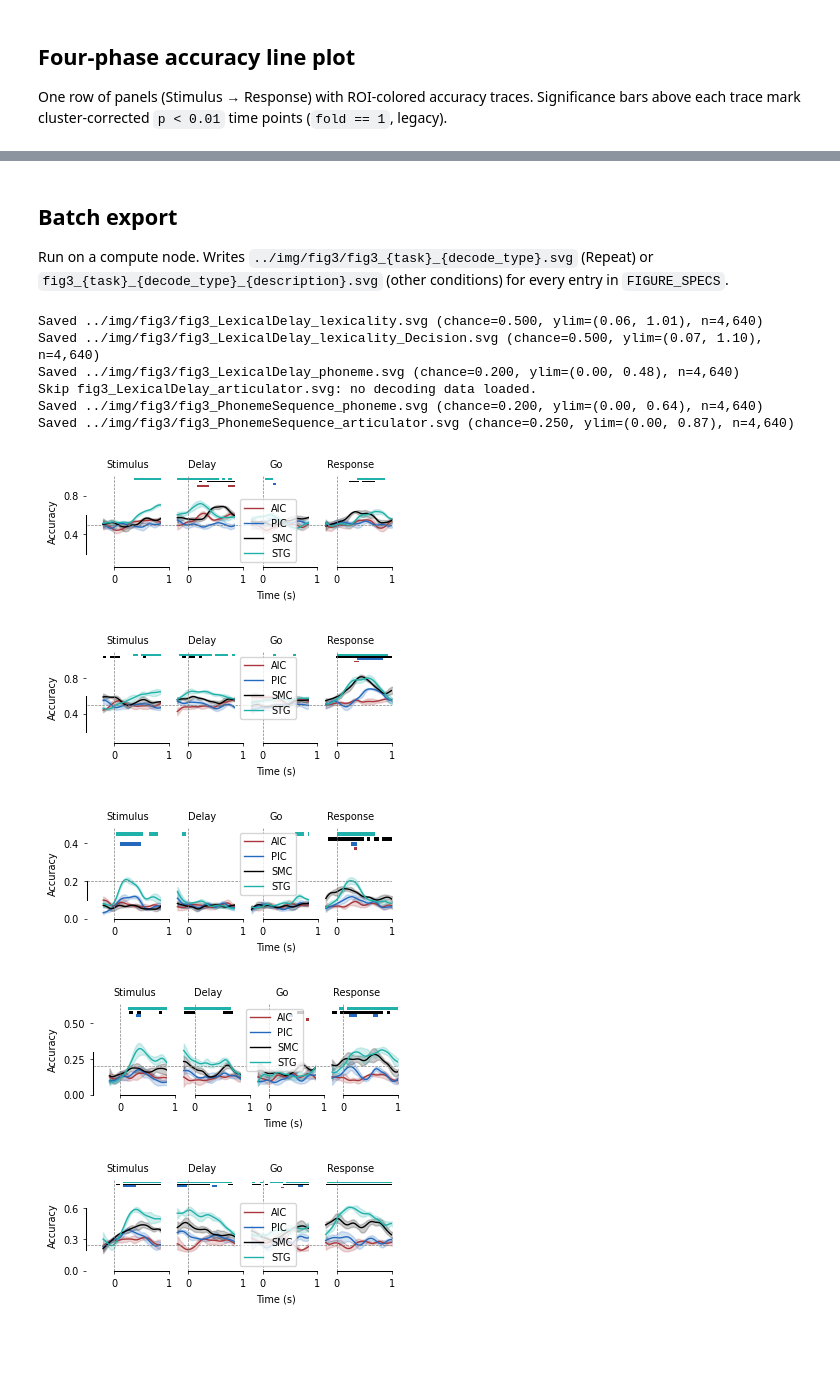
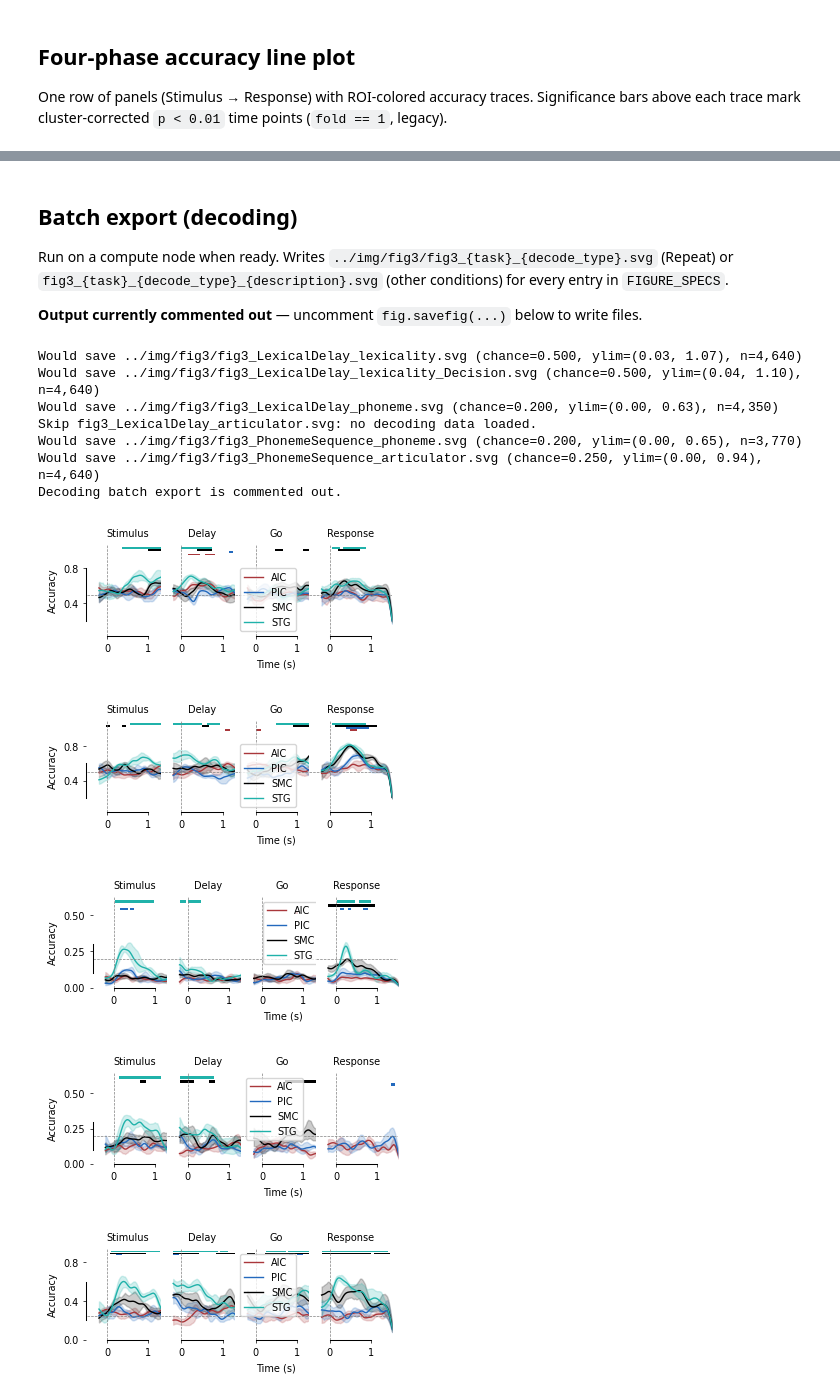
Before and after one commit to shinanlin/insula, a Jupyter notebook: vizpub/fig3.ipynb, the cells around one changed output, grey strips where cells are left out. Drawn from its saved outputs; the diff is of its cells as text; code cells hidden in the pictures; blank space fills up the shorter version.

```diff
--- a/vizpub/fig3.ipynb
+++ b/vizpub/fig3.ipynb
@@ -335,7 +349,7 @@ def plot_phase_accuracy(
     decode_type: str | None = None,
     task: str | None = None,
     roi_colors=None,
-    xlim: tuple[float, float] = (-0.5, 1.0),
+    xlim: tuple[float, float] = (-0.5, 1.5),
     ymax: float | None = None,
     ymin: float | None = None,
     pad: float | None = None,
@@ -484,9 +498,11 @@ Preview ylim expected=(0.065, 1.006) got=(0.065, 1.006) ticks=[0.  0.4 0.8 1.2]
 # %% [markdown]
-## Batch export
+## Batch export (decoding)
 
-Run on a compute node. Writes `../img/fig3/fig3_{task}_{decode_type}.svg` (Repeat) or
-`fig3_{task}_{decode_type}_{description}.svg` (other conditions) for every entry in
-`FIGURE_SPECS`.
+Run on a compute node when ready. Writes `../img/fig3/fig3_{task}_{decode_type}.svg`
+(Repeat) or `fig3_{task}_{decode_type}_{description}.svg` (other conditions) for every
+entry in `FIGURE_SPECS`.
+
+**Output currently commented out** — uncomment `fig.savefig(...)` below to write files.
 # %%
 export_dir.mkdir(parents=True, exist_ok=True)
 
@@ -501,42 +517,48 @@ for spec in FIGURE_SPECS:
         description=spec_description,
         articulator_phoneme_filter=articulator_phoneme_filter,
         smooth_sigma=smooth_sigma,
         results_root=results_root,
     )
     out_path = export_dir / figure_output_name(task, decode_type, spec_description)
 
     if scores.empty:
         print(f'Skip {out_path.name}: no decoding data loaded.')
         continue
 
     chance = chance_level(decode_type, task)
     ymin, ymax = phase_accuracy_data_ylim(
         scores, phases=phases, hue_order=hue_order, hemi=hemi,
     )
     pad, bar_h = phase_accuracy_bar_params(decode_type, task)
     y_top = ymax + pad + len(hue_order) * (bar_h + 0.005) + 0.02
     fig, _ = plot_phase_accuracy(
         scores,
         phases=phases,
         hue_order=hue_order,
         hemi=hemi,
         decode_type=decode_type,
         task=task,
         roi_colors=roi_colors_for(hue_order),
         ymin=ymin,
         ymax=ymax,
     )
-    fig.savefig(out_path, dpi=300, bbox_inches='tight')
-    print(f'Saved {out_path} (chance={chance:.3f}, ylim=({ymin:.2f}, {y_top:.2f}), n={len(scores):,})')
+    # fig.savefig(out_path, dpi=300, bbox_inches='tight')
+    print(
+        f'Would save {out_path} '
+        f'(chance={chance:.3f}, ylim=({ymin:.2f}, {y_top:.2f}), n={len(scores):,})'
+    )
+
+print('Decoding batch export is commented out.')
 # %% [output]
-Saved ../img/fig3/fig3_LexicalDelay_lexicality.svg (chance=0.500, ylim=(0.06, 1.01), n=4,640)
-Saved ../img/fig3/fig3_LexicalDelay_lexicality_Decision.svg (chance=0.500, ylim=(0.07, 1.10), n=4,640)
-Saved ../img/fig3/fig3_LexicalDelay_phoneme.svg (chance=0.200, ylim=(0.00, 0.48), n=4,640)
+Would save ../img/fig3/fig3_LexicalDelay_lexicality.svg (chance=0.500, ylim=(0.03, 1.07), n=4,640)
+Would save ../img/fig3/fig3_LexicalDelay_lexicality_Decision.svg (chance=0.500, ylim=(0.04, 1.10), n=4,640)
+Would save ../img/fig3/fig3_LexicalDelay_phoneme.svg (chance=0.200, ylim=(0.00, 0.63), n=4,350)
 Skip fig3_LexicalDelay_articulator.svg: no decoding data loaded.
-Saved ../img/fig3/fig3_PhonemeSequence_phoneme.svg (chance=0.200, ylim=(0.00, 0.64), n=4,640)
-Saved ../img/fig3/fig3_PhonemeSequence_articulator.svg (chance=0.250, ylim=(0.00, 0.87), n=4,640)
+Would save ../img/fig3/fig3_PhonemeSequence_phoneme.svg (chance=0.200, ylim=(0.00, 0.65), n=3,770)
+Would save ../img/fig3/fig3_PhonemeSequence_articulator.svg (chance=0.250, ylim=(0.00, 0.94), n=4,640)
+Decoding batch export is commented out.
-[figure, old version]
+[figure, new version]
-[figure, old version]
+[figure, new version]
-[figure, old version]
+[figure, new version]
-[figure, old version]
+[figure, new version]
-[figure, old version]
+[figure, new version]
```
Also changed, not shown: parts of 24 cells of this notebook, 4 other files.
